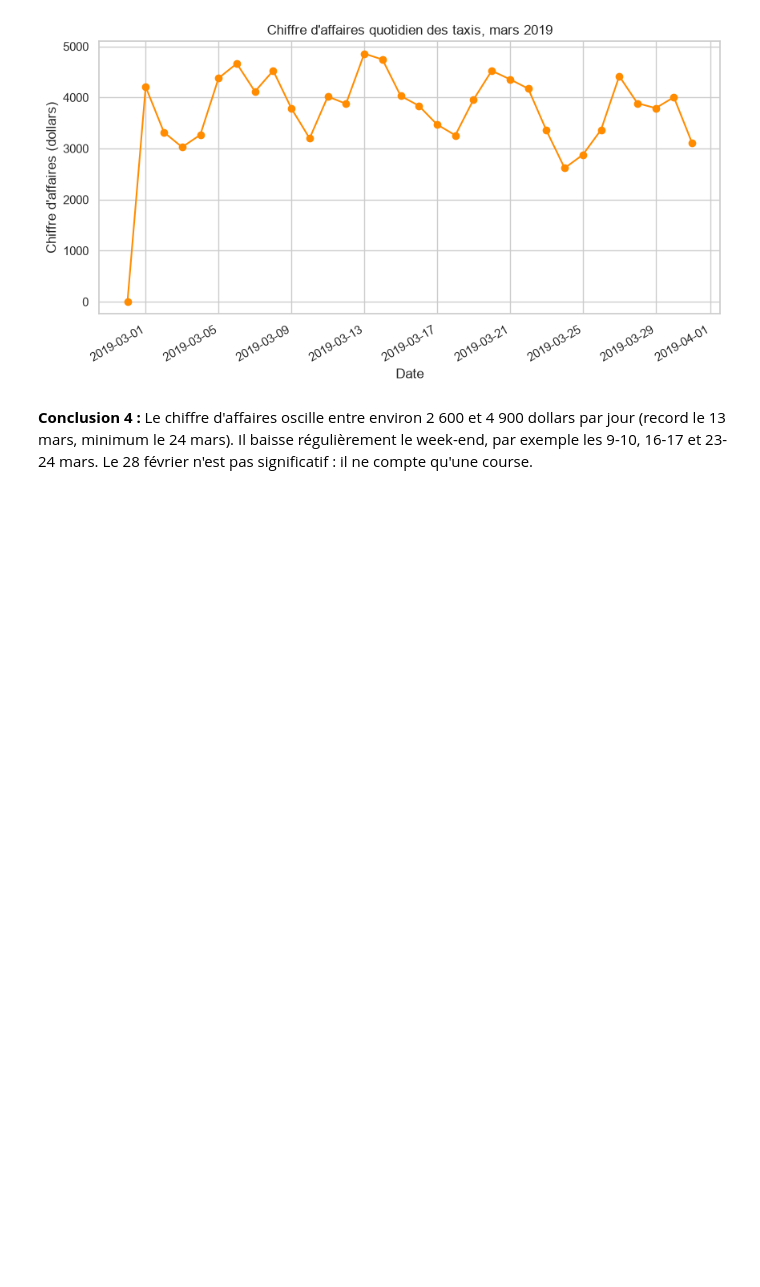
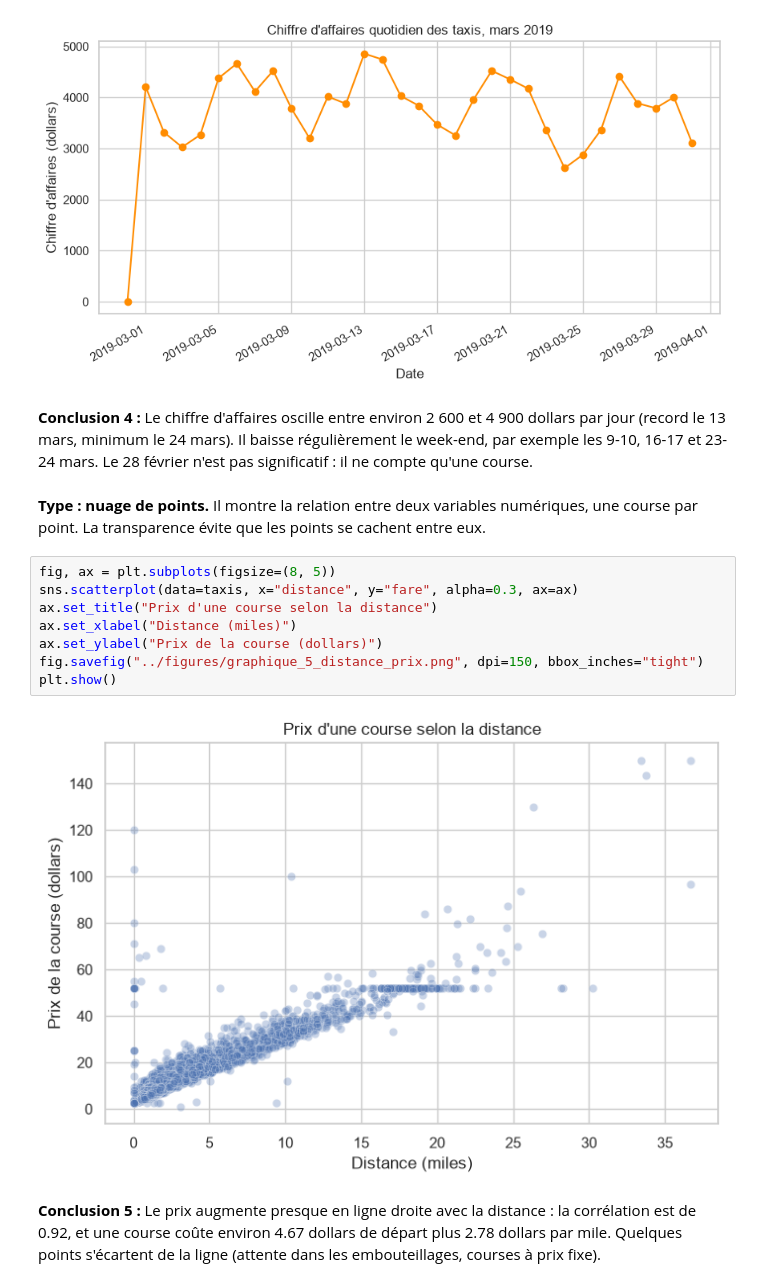
Before and after one commit to fotsotagnefred-png/Mon-projet-python, a Jupyter notebook: exercice-12/exercice.ipynb, the cells around one changed output. Cells and saved outputs as stored; diff of their text form; blank space fills up the shorter version.

Commit message:
Exercice 12 : graphique 5, distance et prix

```diff
--- a/exercice-12/exercice.ipynb
+++ b/exercice-12/exercice.ipynb
@@ -89,3 +89,17 @@ plt.show()
 [figure]
 # %% [markdown]
 **Conclusion 4 :** Le chiffre d'affaires oscille entre environ 2 600 et 4 900 dollars par jour (record le 13 mars, minimum le 24 mars). Il baisse régulièrement le week-end, par exemple les 9-10, 16-17 et 23-24 mars. Le 28 février n'est pas significatif : il ne compte qu'une course.
+# %% [markdown]
+**Type : nuage de points.** Il montre la relation entre deux variables numériques, une course par point. La transparence évite que les points se cachent entre eux.
+# %%
+fig, ax = plt.subplots(figsize=(8, 5))
+sns.scatterplot(data=taxis, x="distance", y="fare", alpha=0.3, ax=ax)
+ax.set_title("Prix d'une course selon la distance")
+ax.set_xlabel("Distance (miles)")
+ax.set_ylabel("Prix de la course (dollars)")
+fig.savefig("../figures/graphique_5_distance_prix.png", dpi=150, bbox_inches="tight")
+plt.show()
+# %% [output]
+[figure, added]
+# %% [markdown]
+**Conclusion 5 :** Le prix augmente presque en ligne droite avec la distance : la corrélation est de 0.92, et une course coûte environ 4.67 dollars de départ plus 2.78 dollars par mile. Quelques points s'écartent de la ligne (attente dans les embouteillages, courses à prix fixe).
```
Also changed, not shown: 1 other file.
